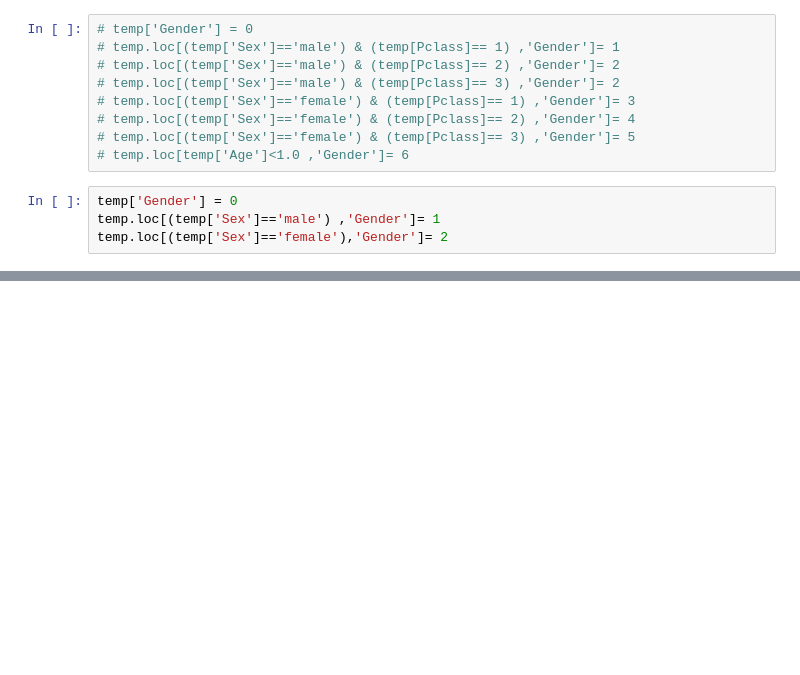
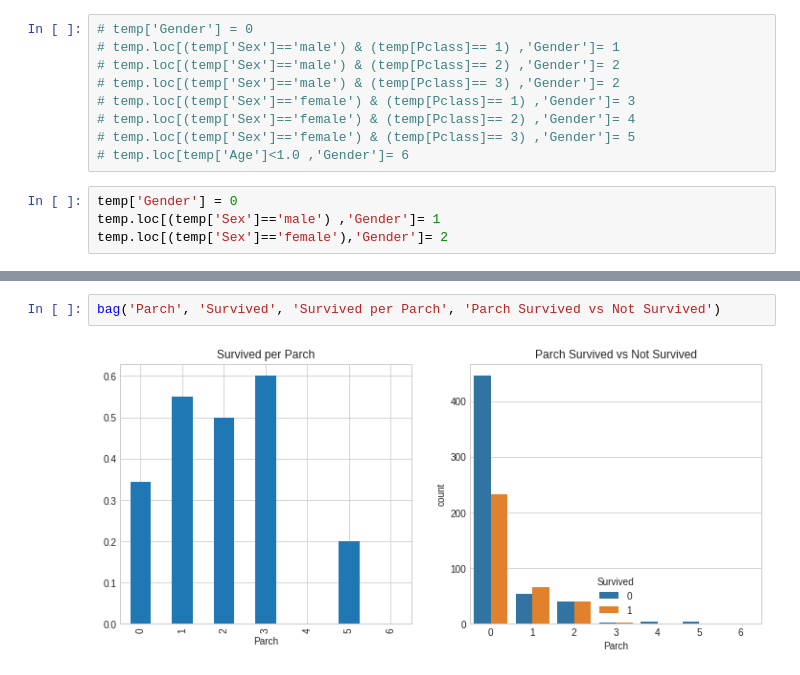
Before and after one commit to OH1107/Kaggle, a Jupyter notebook: Titanic: Machine Learning from Disaster/Kaggle_Titanic_Challenge.ipynb, the cells around one changed output, grey strips where cells are left out. Saved outputs shown, nothing was run; the diff lists cells and outputs as text; blank space fills up the shorter version.

```diff
--- a/Titanic: Machine Learning from Disaster/Kaggle_Titanic_Challenge.ipynb
+++ b/Titanic: Machine Learning from Disaster/Kaggle_Titanic_Challenge.ipynb
@@ -805,0 +1008,4 @@ temp.head()
+# %%
+bag('Parch', 'Survived', 'Survived per Parch', 'Parch Survived vs Not Survived')
+# %% [output]
+[figure, added]
```
Also changed, not shown: parts of 68 cells of this notebook.
